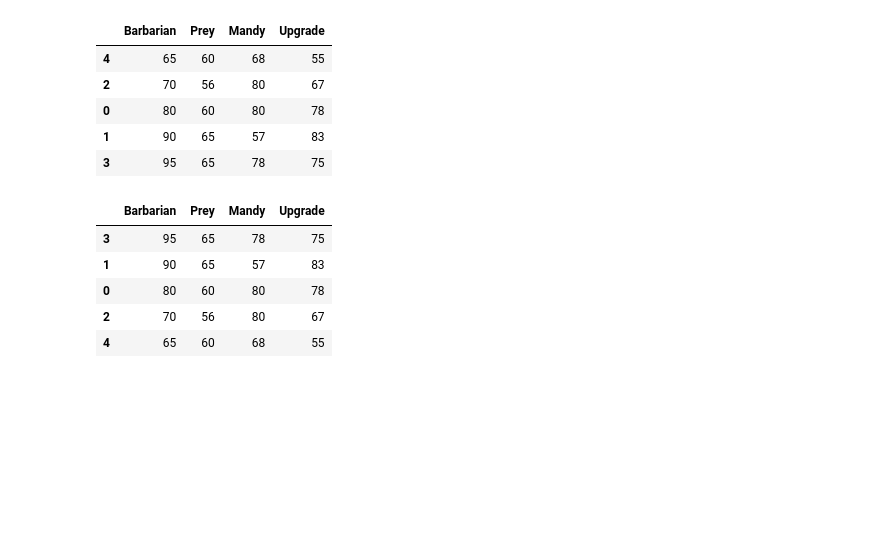
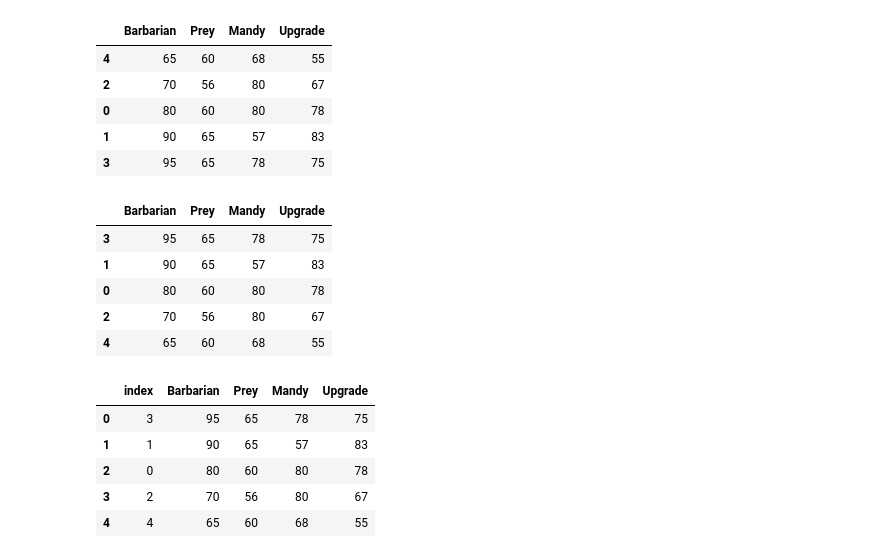
Before and after one commit to cordeirolibel/coderhouse_ds_45735, a Jupyter notebook: Aula27 (Data Wrangling II)/Aula 27 - WRANGLING.ipynb, the cells around one changed output. Saved outputs shown, nothing was run; the diff lists cells and outputs as text; code cells hidden in the pictures; blank space fills up the shorter version.

```diff
--- a/Aula27 (Data Wrangling II)/Aula 27 - WRANGLING.ipynb
+++ b/Aula27 (Data Wrangling II)/Aula 27 - WRANGLING.ipynb
@@ -210,7 +225,8 @@ df.sort_values("Barbarian")
 | 1 | 90 | 65 | 57 | 83 |
 | 3 | 95 | 65 | 78 | 75 |
 # %%
-df.sort_values("Barbarian",  ascending = False)
+df2 = df.sort_values("Barbarian",  ascending = False)
+df2
 # %% [output]
 |  | Barbarian | Prey | Mandy | Upgrade |
 | 3 | 95 | 65 | 78 | 75 |
@@ -218,3 +234,12 @@ df.sort_values("Barbarian",  ascending = False)
 | 0 | 80 | 60 | 80 | 78 |
 | 2 | 70 | 56 | 80 | 67 |
 | 4 | 65 | 60 | 68 | 55 |
+# %%
+df2.reset_index()
+# %% [output]
+|  | index | Barbarian | Prey | Mandy | Upgrade |
+| 0 | 3 | 95 | 65 | 78 | 75 |
+| 1 | 1 | 90 | 65 | 57 | 83 |
+| 2 | 0 | 80 | 60 | 80 | 78 |
+| 3 | 2 | 70 | 56 | 80 | 67 |
+| 4 | 4 | 65 | 60 | 68 | 55 |
```
Also changed, not shown: parts of 9 cells of this notebook, 3 other files.
